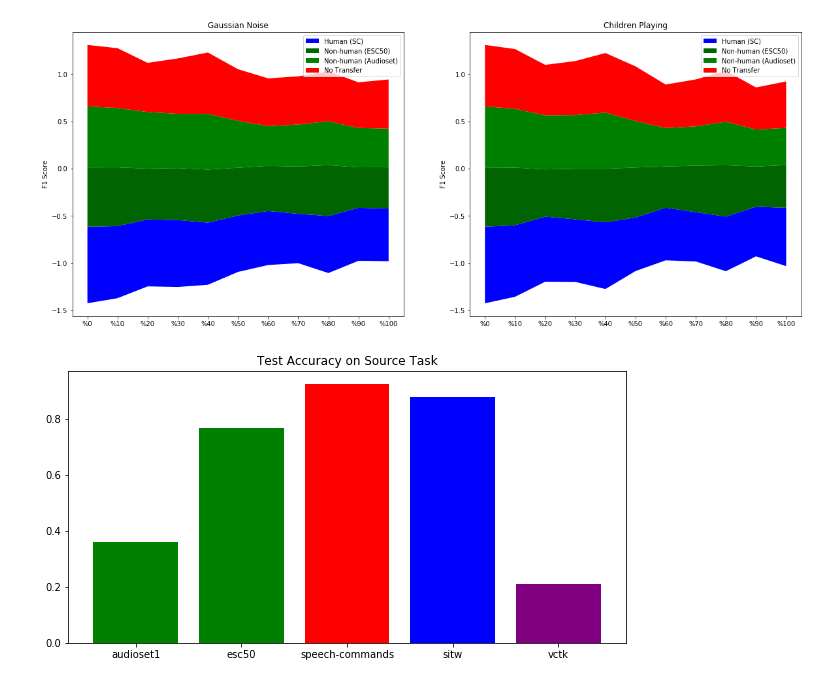
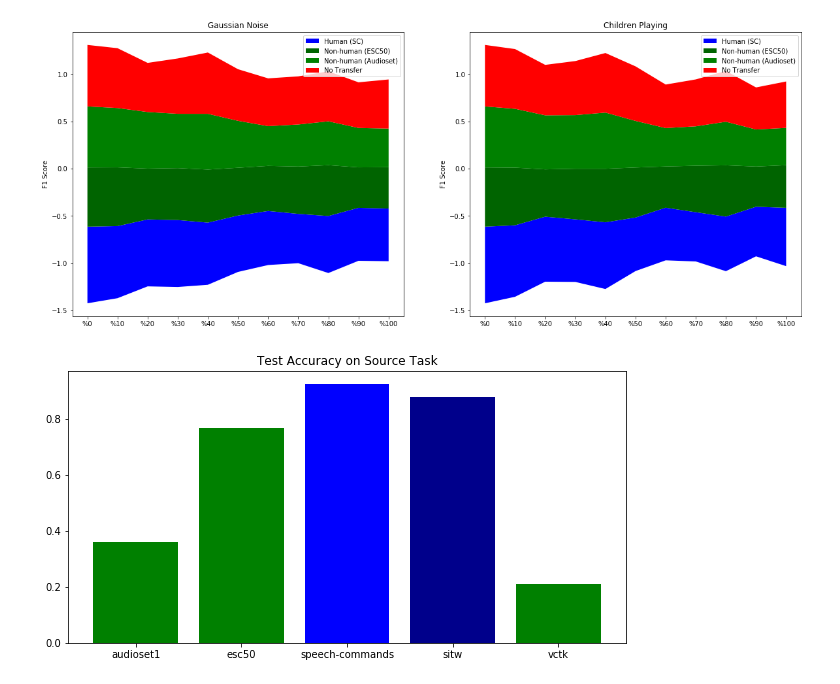
Before and after one commit to onucharles/transfer-learning-adult-to-infant-speech, a Jupyter notebook: experiments/notebooks/Chillanto plots.ipynb, the cells around one changed output. Drawn from its saved outputs; the diff is of its cells as text; code cells hidden in the pictures.

Commit message:
updated plots

```diff
--- a/experiments/notebooks/Chillanto plots.ipynb
+++ b/experiments/notebooks/Chillanto plots.ipynb
@@ -155,32 +155,32 @@ plt.show()
 # %%
 #API.get_experiment_metrics()
 client = API(api_key=COMET_API_KEY, rest_api_key=COMET_REST_API_KEY)
 
 projects = ('audioset1-train-and-evaluate',
             'esc50-train-and-evaluate',
             'speech-commands-train-and-evaluate',
             'sitw-train-and-evaluate',
             'vctk-train-and-evaluate')
 
 
 results = {}
 
 for project in projects:
     best_val = 0.
     experiments = client.get(f"co-jl-transfer/{project}")
     for exp in experiments:
         tags = client.get_experiment_tags(exp)
         if 'candidate' in tags:
             metrics = client.get_experiment_metrics(exp)
             for metric in metrics:
                 if metric['name'] == 'test_accuracy':
                     best_val = metric['valueMax']
 
     results[project.replace('-train-and-evaluate','')] = float(best_val)
 
 fig, ax = plt.subplots(figsize=(10,5))
-plt.bar(list(results.keys()), list(results.values()), color=['green', 'green','red','blue', 'purple','darkblue'])
+plt.bar(list(results.keys()), list(results.values()), color=['green', 'green','blue','darkblue'])
 ax.set_title("Test Accuracy on Source Task")
 plt.show()
 # %% [output]
-[figure, old version]
+[figure, new version]
```
